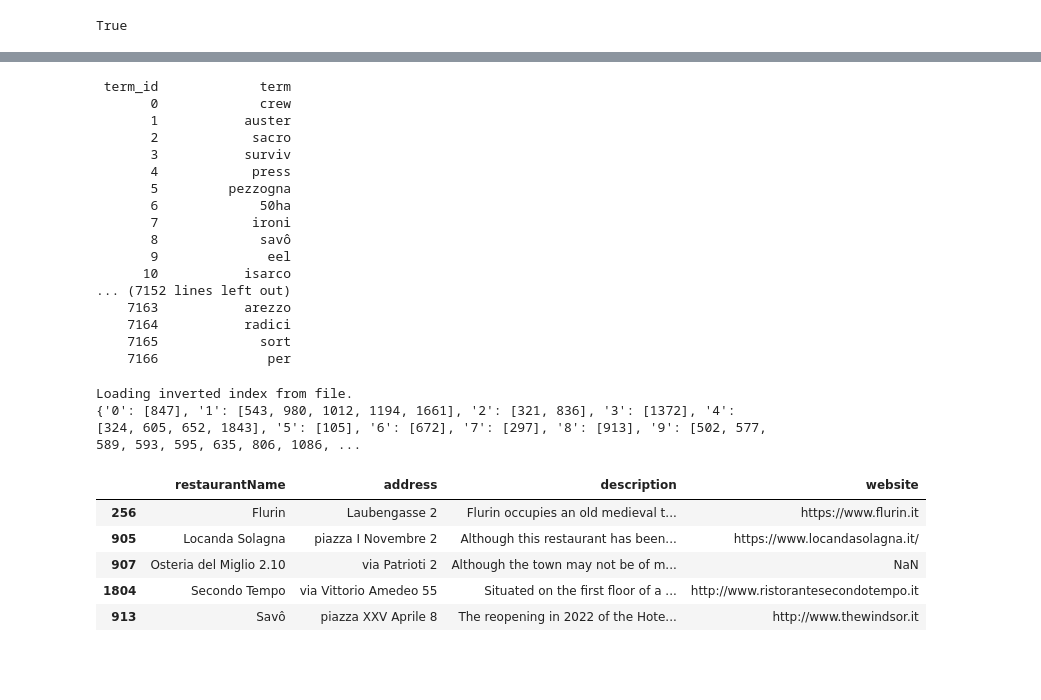
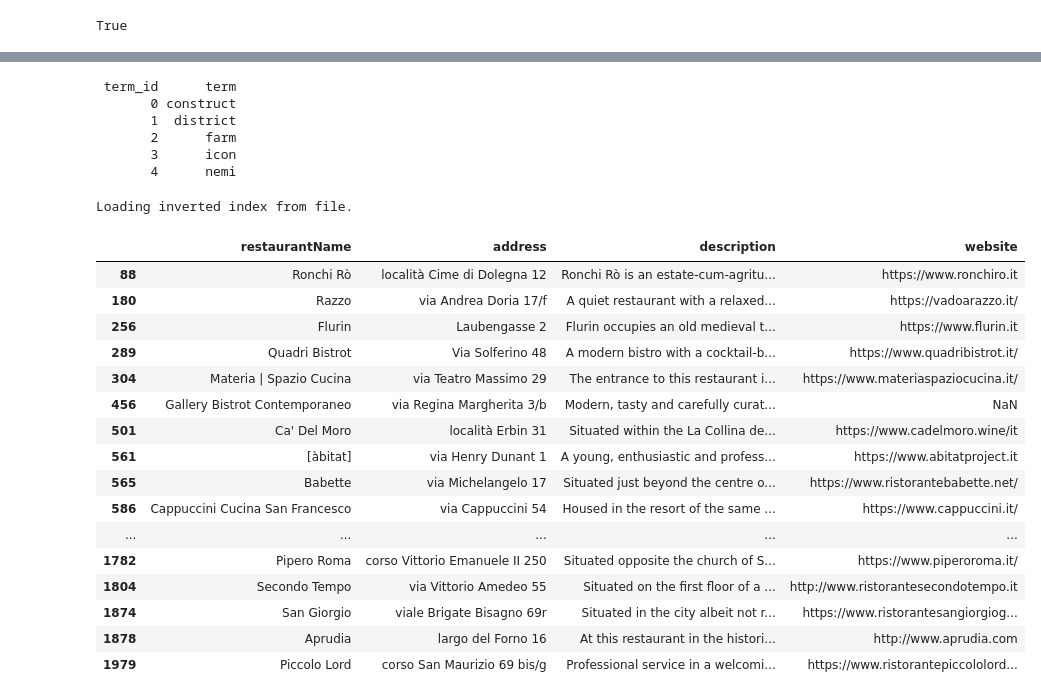
Before and after one commit to cycileo/ADM-HW3, a Jupyter notebook: main.ipynb, the cells around one changed output, grey strips where cells are left out. Saved outputs shown, nothing was run; the diff lists cells and outputs as text; code cells hidden in the pictures; blank space fills up the shorter version.

```diff
--- a/main.ipynb
+++ b/main.ipynb
@@ -173,41 +173,39 @@ df.head()
 # %%
 from data_collection import create_vocabulary
 vocabulary_df = create_vocabulary(df['processedDescription'])
-print(vocabulary_df.to_string(index=False))
+print(vocabulary_df.head().to_string(index=False))
 # %% [output]
- term_id             term
-       0             crew
-       1           auster
-       2            sacro
-       3           surviv
-       4            press
-       5         pezzogna
-       6             50ha
-       7            ironi
-       8             savô
-       9              eel
-      10           isarco
-... (7152 lines left out)
-    7163           arezzo
-    7164           radici
-    7165             sort
-    7166              per
+ term_id      term
+       0 construct
+       1  district
+       2      farm
+       3      icon
+       4      nemi
 # %%
 from data_collection import create_inverted_index
-d = create_inverted_index(df['processedDescription'], vocabulary_df)
-print(d)
+inverted_index = create_inverted_index(df['processedDescription'], vocabulary_df)
 # %% [output]
 Loading inverted index from file.
-{'0': [847], '1': [543, 980, 1012, 1194, 1661], '2': [321, 836], '3': [1372], '4': [324, 605, 652, 1843], '5': [105], '6': [672], '7': [297], '8': [913], '9': [502, 577, 589, 593, 595, 635, 806, 1086, ...
 # %%
 from data_collection import execute_query
 query = "modern seasonal cuisine"
-documents_id = execute_query(query, d, vocabulary_df)
-df[['restaurantName', 'address', 'description', 'website']].iloc[documents_id].head()
+documents_id = execute_query(query, inverted_index, vocabulary_df)
+df[['restaurantName', 'address', 'description', 'website']].iloc[sorted(documents_id)]
 # %% [output]
 |  | restaurantName | address | description | website |
+| 88 | Ronchi Rò | località Cime di Dolegna 12 | Ronchi Rò is an estate-cum-agritu... | https://www.ronchiro.it |
+| 180 | Razzo | via Andrea Doria 17/f | A quiet restaurant with a relaxed... | https://vadoarazzo.it/ |
 | 256 | Flurin | Laubengasse 2 | Flurin occupies an old medieval t... | https://www.flurin.it |
-| 905 | Locanda Solagna | piazza I Novembre 2 | Although this restaurant has been... | https://www.locandasolagna.it/ |
-| 907 | Osteria del Miglio 2.10 | via Patrioti 2 | Although the town may not be of m... | NaN |
+| 289 | Quadri Bistrot | Via Solferino 48 | A modern bistro with a cocktail-b... | https://www.quadribistrot.it/ |
+| 304 | Materia | Spazio Cucina | via Teatro Massimo 29 | The entrance to this restaurant i... | https://www.materiaspaziocucina.it/ |
+| 456 | Gallery Bistrot Contemporaneo | via Regina Margherita 3/b | Modern, tasty and carefully curat... | NaN |
+| 501 | Ca' Del Moro | località Erbin 31 | Situated within the La Collina de... | https://www.cadelmoro.wine/it |
+| 561 | [àbitat] | via Henry Dunant 1 | A young, enthusiastic and profess... | https://www.abitatproject.it |
+| 565 | Babette | via Michelangelo 17 | Situated just beyond the centre o... | https://www.ristorantebabette.net/ |
+| 586 | Cappuccini Cucina San Francesco | via Cappuccini 54 | Housed in the resort of the same ... | https://www.cappuccini.it/ |
+| ... | ... | ... | ... | ... |
+| 1782 | Pipero Roma | corso Vittorio Emanuele II 250 | Situated opposite the church of S... | https://www.piperoroma.it/ |
 | 1804 | Secondo Tempo | via Vittorio Amedeo 55 | Situated on the first floor of a ... | http://www.ristorantesecondotempo.it |
-| 913 | Savô | piazza XXV Aprile 8 | The reopening in 2022 of the Hote... | http://www.thewindsor.it |
+| 1874 | San Giorgio | viale Brigate Bisagno 69r | Situated in the city albeit not r... | https://www.ristorantesangiorgiog... |
+| 1878 | Aprudia | largo del Forno 16 | At this restaurant in the histori... | http://www.aprudia.com |
+| 1979 | Piccolo Lord | corso San Maurizio 69 bis/g | Professional service in a welcomi... | https://www.ristorantepiccololord... |
```
Also changed, not shown: 3 other files.
